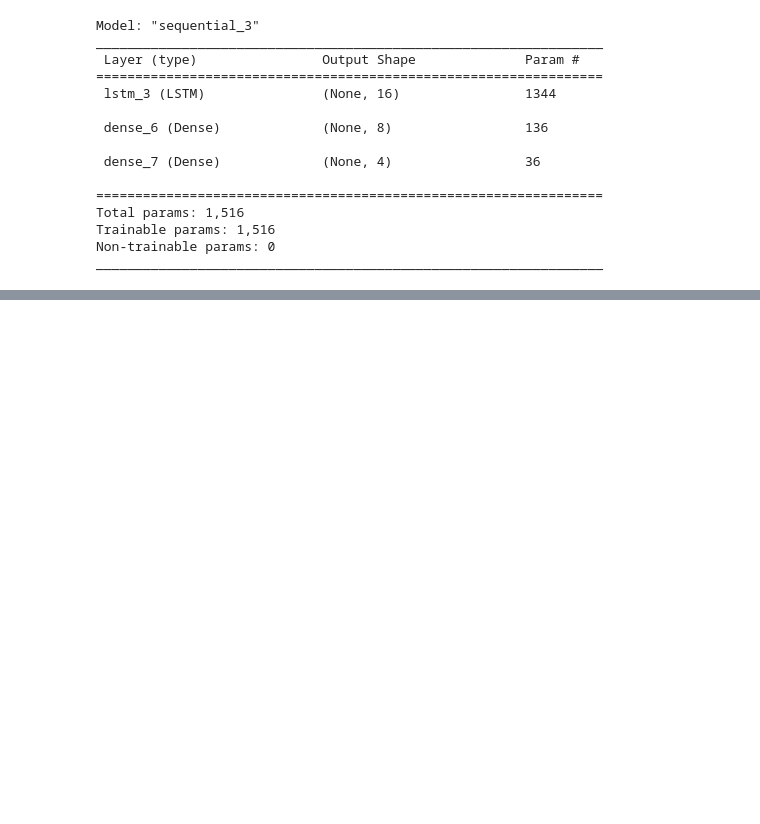
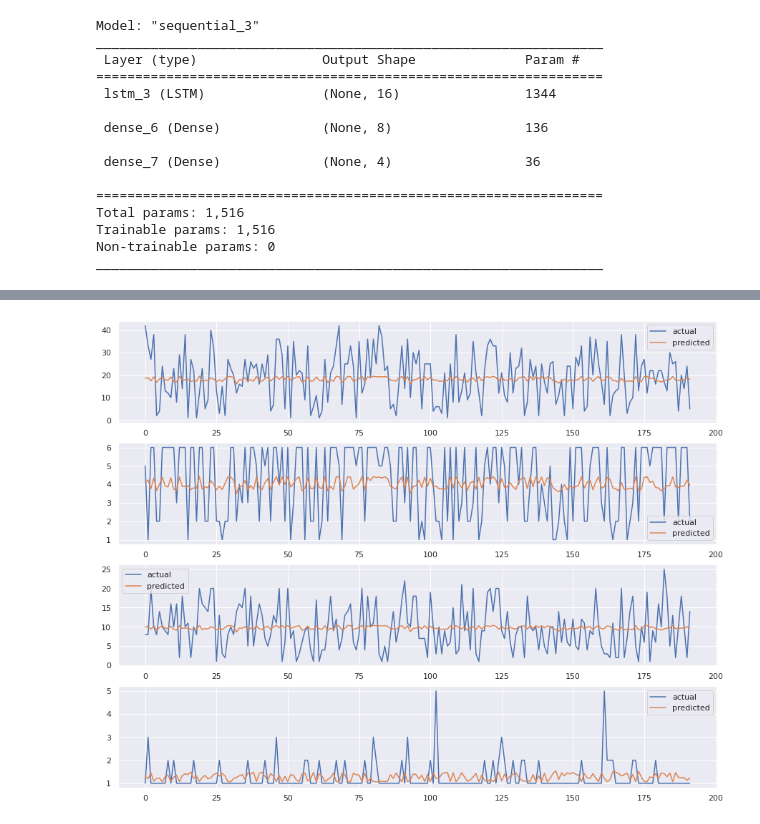
Before and after one commit to AllisonOge/predictive_modeling, a Jupyter notebook: predictive_ml.ipynb, the cells around one changed output, grey strips where cells are left out. Drawn from its saved outputs; the diff is of its cells as text; code cells hidden in the pictures; blank space fills up the shorter version.

```diff
--- a/predictive_ml.ipynb
+++ b/predictive_ml.ipynb
@@ -425,0 +435,9 @@ array([[18.619913 ,  4.140368 , 10.03309  ,  1.1341692],
+# %%
+nchannels = y2.shape[1]
+fig, ax = plt.subplots(nrows=nchannels, ncols=1, figsize=(15, 12))
+for i in range(nchannels):
+  ax[i].plot(y2_test[:, i], label="actual")
+  ax[i].plot(test_preds[:, i], label="predicted")
+  ax[i].legend()
+# %% [output]
+[figure, added]
```
Also changed, not shown: parts of 6 cells of this notebook.
